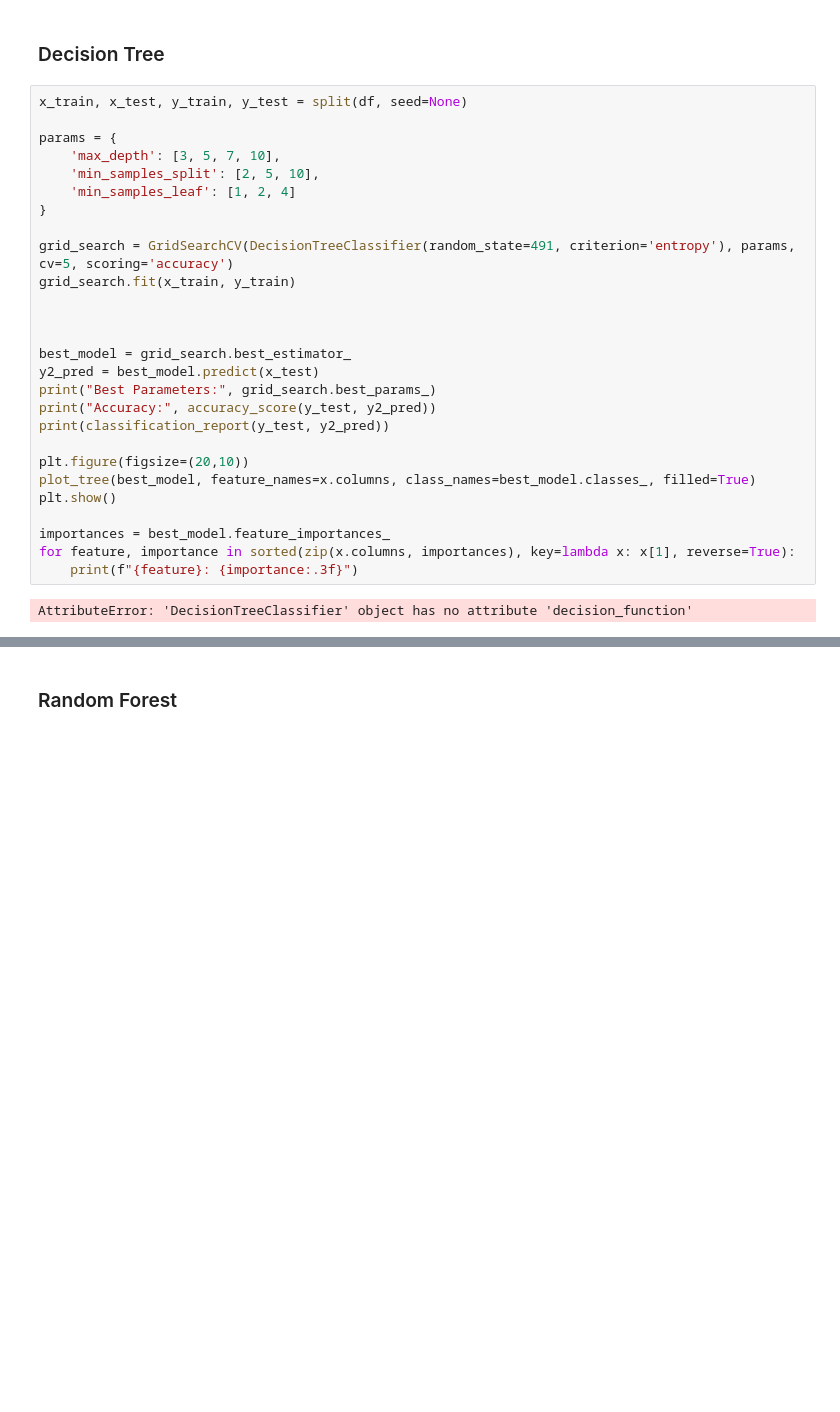
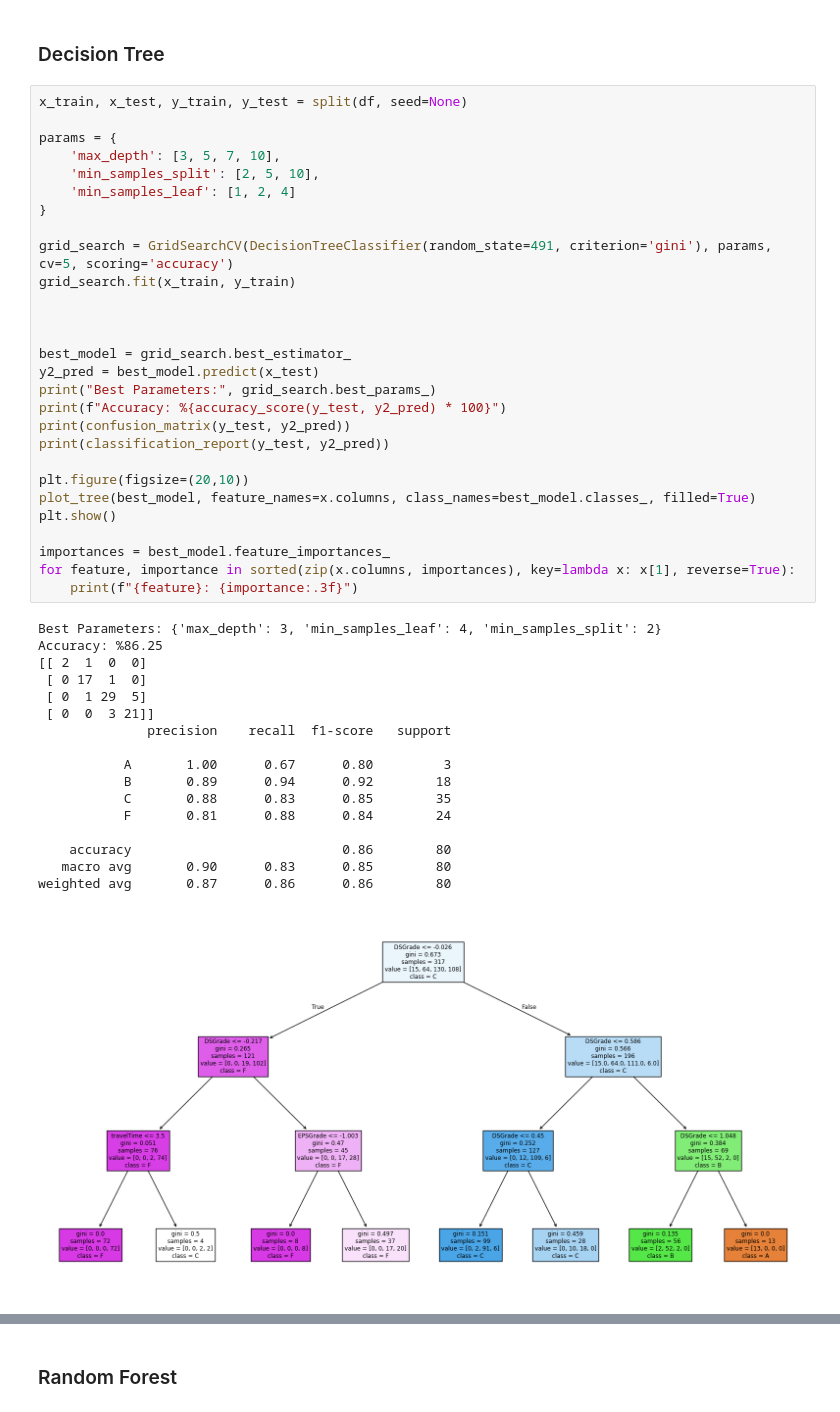
Before and after one commit to erfan-f/Artificial-Intelligence-Course, a Jupyter notebook: CA3/notebook.ipynb, the cells around one changed output, grey strips where cells are left out. Drawn from its saved outputs; the diff is of its cells as text; blank space fills up the shorter version.

Commit message:
fix some prints

```diff
--- a/CA3/notebook.ipynb
+++ b/CA3/notebook.ipynb
@@ -234,29 +232,46 @@ weighted avg       0.83      0.82      0.82        80
 # %%
 x_train, x_test, y_train, y_test = split(df, seed=None)
 
 params = {
     'max_depth': [3, 5, 7, 10],
     'min_samples_split': [2, 5, 10],
     'min_samples_leaf': [1, 2, 4]
 }
 
-grid_search = GridSearchCV(DecisionTreeClassifier(random_state=491, criterion='entropy'), params, cv=5, scoring='accuracy')
+grid_search = GridSearchCV(DecisionTreeClassifier(random_state=491, criterion='gini'), params, cv=5, scoring='accuracy')
 grid_search.fit(x_train, y_train)
 
 
 
 best_model = grid_search.best_estimator_
 y2_pred = best_model.predict(x_test)
 print("Best Parameters:", grid_search.best_params_)
-print("Accuracy:", accuracy_score(y_test, y2_pred))
+print(f"Accuracy: %{accuracy_score(y_test, y2_pred) * 100}")
+print(confusion_matrix(y_test, y2_pred))
 print(classification_report(y_test, y2_pred))
 
 plt.figure(figsize=(20,10))
 plot_tree(best_model, feature_names=x.columns, class_names=best_model.classes_, filled=True)
 plt.show()
 
 importances = best_model.feature_importances_
 for feature, importance in sorted(zip(x.columns, importances), key=lambda x: x[1], reverse=True):
     print(f"{feature}: {importance:.3f}")
 # %% [output]
-AttributeError: 'DecisionTreeClassifier' object has no attribute 'decision_function'
+Best Parameters: {'max_depth': 3, 'min_samples_leaf': 4, 'min_samples_split': 2}
+Accuracy: %86.25
+[[ 2  1  0  0]
+ [ 0 17  1  0]
+ [ 0  1 29  5]
+ [ 0  0  3 21]]
+              precision    recall  f1-score   support
+
+           A       1.00      0.67      0.80         3
+           B       0.89      0.94      0.92        18
+           C       0.88      0.83      0.85        35
+           F       0.81      0.88      0.84        24
+
+    accuracy                           0.86        80
+   macro avg       0.90      0.83      0.85        80
+weighted avg       0.87      0.86      0.86        80
+[figure, added]
```
Also changed, not shown: parts of 7 cells of this notebook.
